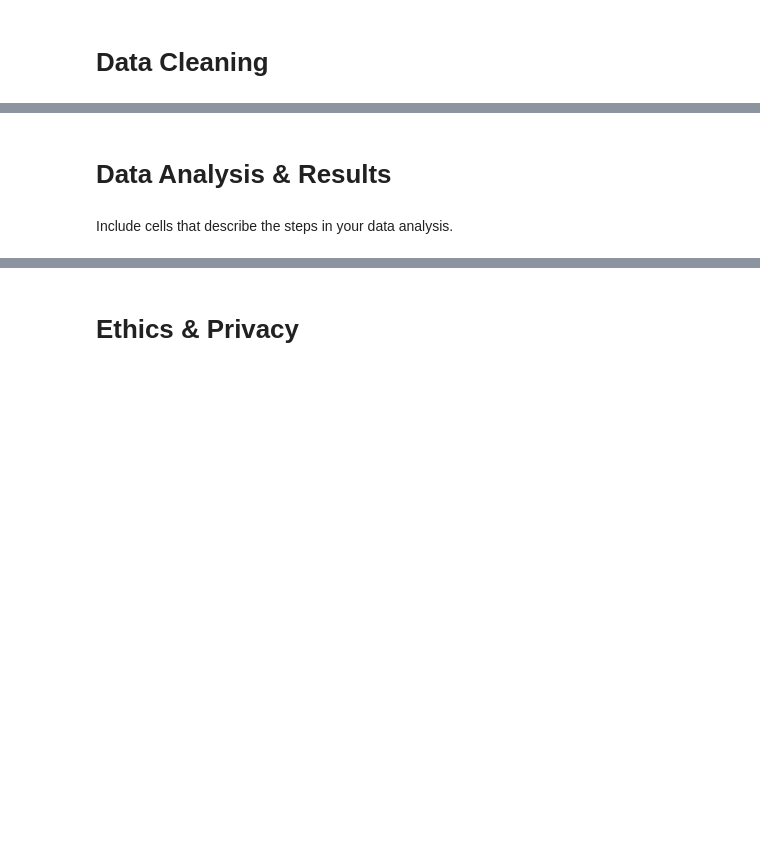
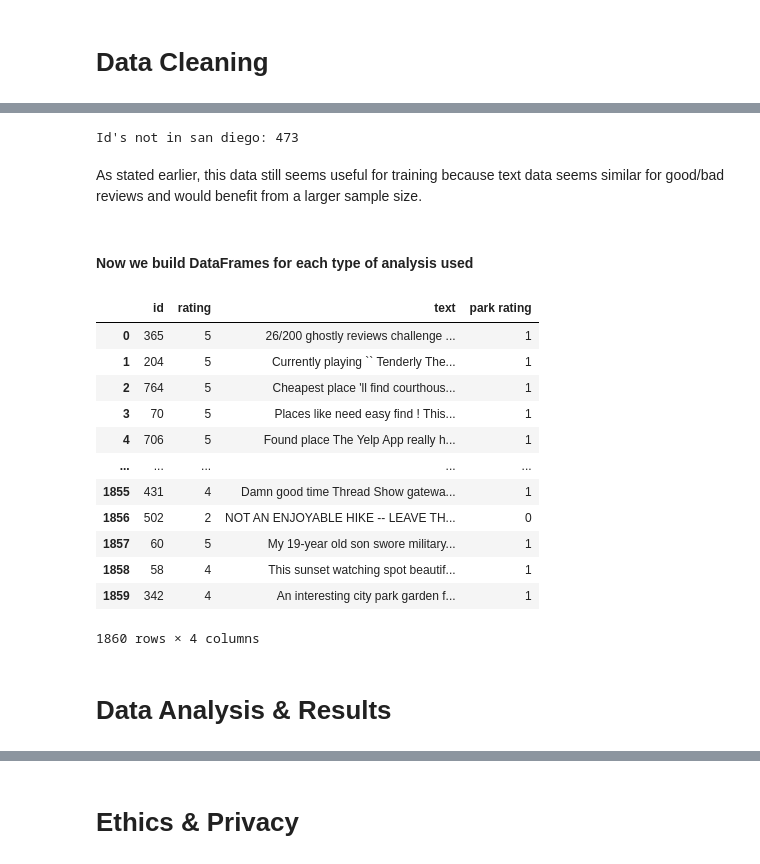
Before and after one commit to COGS108/Projects, a Jupyter notebook: Option2_Individual/FinalProject_GH.ipynb, the cells around one changed output, grey strips where cells are left out. Cells and saved outputs as stored; diff of their text form; code cells hidden in the pictures; blank space fills up the shorter version.

```diff
--- a/Option2_Individual/FinalProject_GH.ipynb
+++ b/Option2_Individual/FinalProject_GH.ipynb
@@ -40,0 +115,4 @@ If you plan to use multiple datasets, add 1-2 sentences about how you plan to co
+# %%
+sd_parks = pd.read_csv('../data/yelp_SD_parks.csv')
+print(len(sd_parks))
+sd_parks.iloc[0]
@@ -45,2 +193,11 @@ If you plan to use multiple datasets, add 1-2 sentences about how you plan to co
+# %%
+def remove_stopwords(example_sent):
+    word_tokens = word_tokenize(example_sent)
+    filtered_sentence = [w for w in word_tokens if not w in stop_words]
+    filtered_sentence = []
+    for w in word_tokens:
+        if w not in stop_words and w != ',' and w != '.':
+            filtered_sentence.append(w)
+    return (' '.join(filtered_sentence))
 # %% [markdown]
 # Data Cleaning
@@ -51,0 +218,20 @@ Describe your data cleaning steps here.
+# %%
+# Add lat and long
+df_geo = df.copy()
+df_geo['lat'] = df_geo['id'].apply(lambda x: add_lat(x)) # Add latitude
+df_geo['long'] = df_geo['id'].apply(lambda x: add_long(x)) # Add longitude
+
+df_geo = df_geo[df_geo["lat"].apply(lambda x: isinstance(x, float))] #only include what is roughly in san diego
+df_geo = df_geo[(df_geo['lat'] <= 33.14564) & (df_geo['lat'] >= 32.64124)]
+
+df_geo = df_geo[df_geo["long"].apply(lambda x: isinstance(x, float))]
+df_geo = df_geo[df_geo["long"] <= -117.0583]
+
+import plotly.graph_objs as go
+from plotly.offline import init_notebook_mode,iplot,plot
+import plotly.express as px
+
+fig = px.scatter_mapbox(df_geo, lat="lat", lon="long", color="rating", labels="id",
+                   size_max=15, zoom=10,
+                  mapbox_style="carto-positron")
+fig.show()
@@ -51,0 +247,11 @@ Describe your data cleaning steps here.
+# %%
+print("Id's not in san diego:",len(df) - len(df_geo))
+# %% [output]
+Id's not in san diego: 473
+# %% [markdown]
+As stated earlier, this data still seems useful for training because text data seems similar for good/bad reviews and would benefit from a larger sample size.
+# %%
+df = df[df['id'].isin(df_geo.id)]
+num_training = int(len(df)*0.8) # Used for training set size
+# %% [markdown]
+#### Now we build DataFrames for each type of analysis used
@@ -52,4 +352,18 @@ Describe your data cleaning steps here.
+# %%
+df
+# %% [output]
+|  | id | rating | text | park rating |
+| 0 | 365 | 5 | 26/200 ghostly reviews challenge ... | 1 |
+| 1 | 204 | 5 | Currently playing `` Tenderly The... | 1 |
+| 2 | 764 | 5 | Cheapest place 'll find courthous... | 1 |
+| 3 | 70 | 5 | Places like need easy find ! This... | 1 |
+| 4 | 706 | 5 | Found place The Yelp App really h... | 1 |
+| ... | ... | ... | ... | ... |
+| 1855 | 431 | 4 | Damn good time Thread Show gatewa... | 1 |
+| 1856 | 502 | 2 | NOT AN ENJOYABLE HIKE -- LEAVE TH... | 0 |
+| 1857 | 60 | 5 | My 19-year old son swore military... | 1 |
+| 1858 | 58 | 4 | This sunset watching spot beautif... | 1 |
+| 1859 | 342 | 4 | An interesting city park garden f... | 1 |
+1860 rows × 4 columns
 # %% [markdown]
 # Data Analysis & Results
-# %% [markdown]
-Include cells that describe the steps in your data analysis.
```
Also changed, not shown: parts of 84 cells of this notebook, 7 other files.
